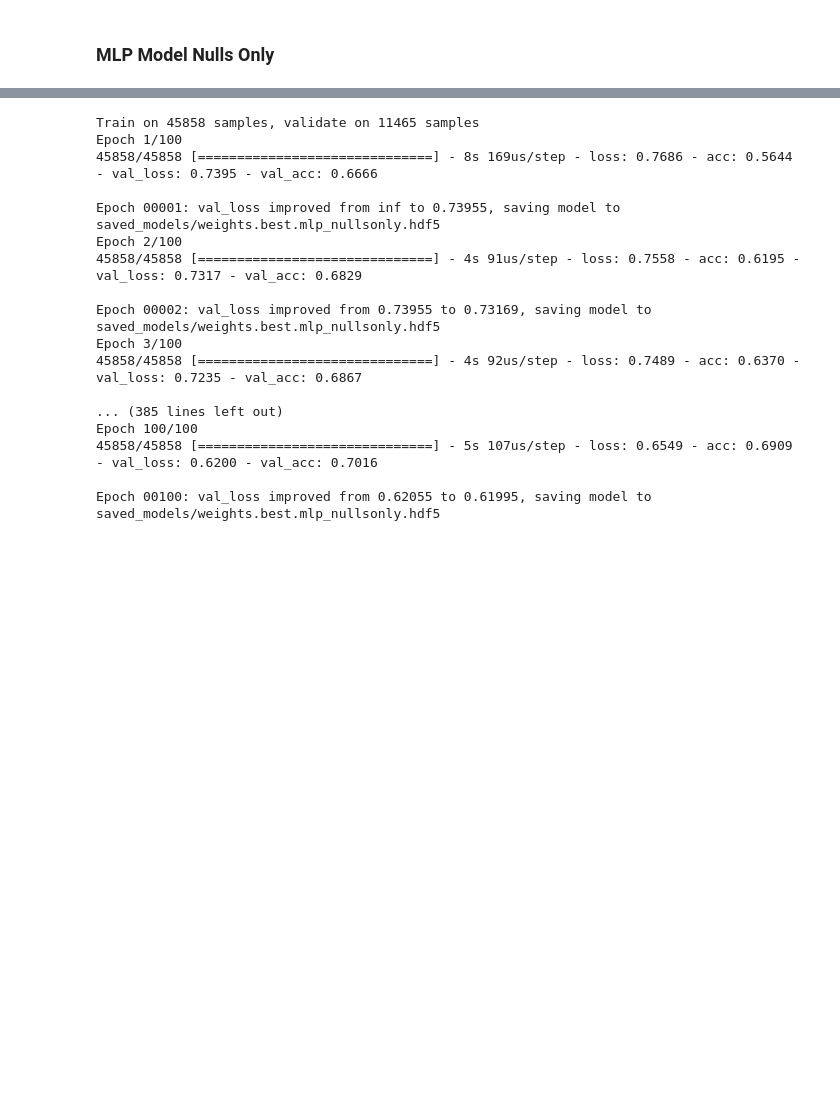
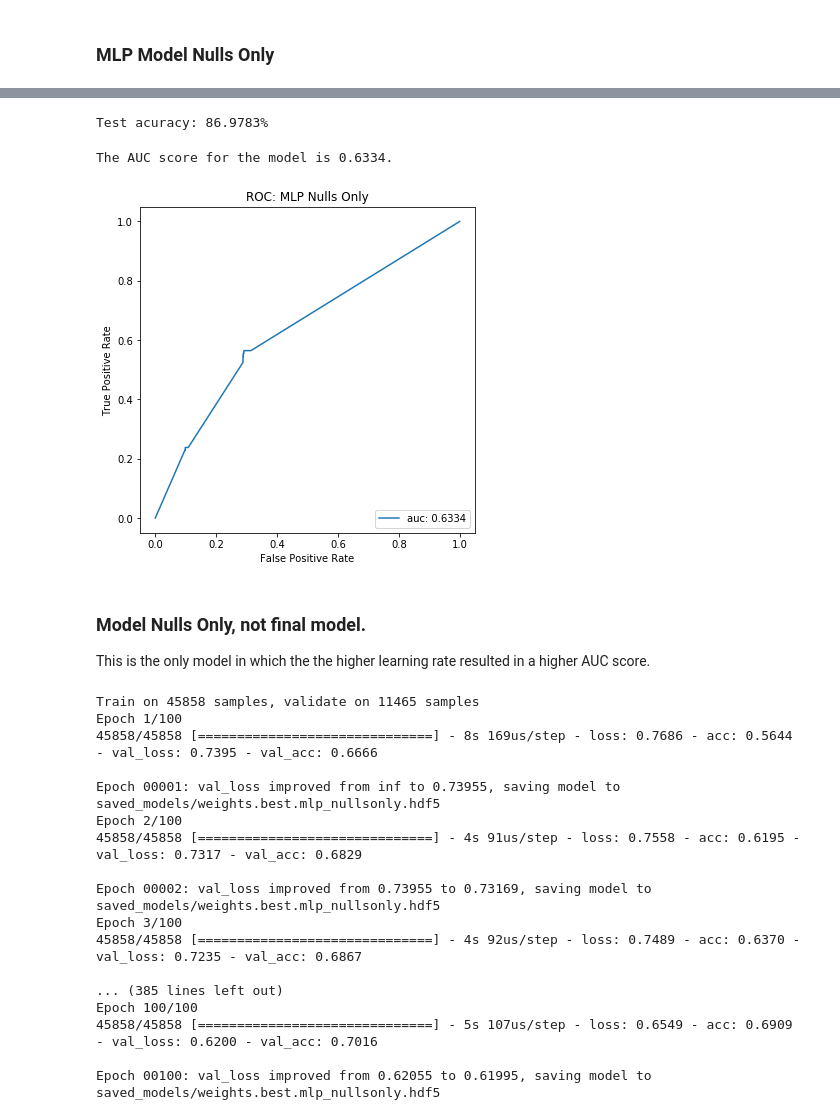
Before and after one commit to brian-campbell-said-mba18/predicting_bankruptcy, a Jupyter notebook: bankruptcy-model.ipynb, the cells around one changed output, grey strips where cells are left out. Cells and saved outputs as stored; diff of their text form; code cells hidden in the pictures; blank space fills up the shorter version.

Commit message:
ipynbmodel: new final model for nullsonly

```diff
--- a/bankruptcy-model.ipynb
+++ b/bankruptcy-model.ipynb
@@ -520,0 +544,17 @@ roc_plot(model=mlp_nonulls, x_test=Xtest_nonulls,
+# %%
+# This compiles the MLP model for the Nulls Only data.
+# This comes from Reference 13 in References.
+mlp_nullsonly_DEFAULT.compile(loss='binary_crossentropy',
+              optimizer= stochastic,
+              metrics=['accuracy'])
+# %%
+# This creates checkpointer, which uses ModelCheckpoint to store the
+# best weights of the model.
+# This comes from References 6 in References.
+checkpoint = ModelCheckpoint(filepath='saved_models/weights.best.mlp_nullsonly_DEFAULT.hdf5',
+                             verbose=1, save_best_only=True)
+# %%
+# This fits the model and runs it for 100 epochs.
+mlp_nullsonly_DEFAULT.fit(Xtrain_nullsonly, Ytrain_nullsonly, validation_split=0.20,
+                epochs=n_epochs, batch_size=size_of_batch,
+                callbacks = [checkpoint], verbose=1)
@@ -521 +580,29 @@ roc_plot(model=mlp_nonulls, x_test=Xtest_nonulls,
+# %%
+# This loads the best weights from the model.
+# This comes from Reference 6 in References.
+mlp_nullsonly_DEFAULT.load_weights('saved_models/weights.best.mlp_nullsonly_DEFAULT.hdf5')
+# %%
+# This prints the accuracy of the model.
+# This comes from Reference 9 in References.
+score = mlp_nullsonly_DEFAULT.evaluate(Xtest_nullsonly, Ytest_nullsonly, verbose=0)
+accuracy = 100*score[1]
+print('Test acuracy: %.4f%%' %accuracy)
+# %% [output]
+Test acuracy: 86.9783%
+# %%
+# This prints the AUC score for the model.
+Ypred_nullsonly_DEFAULT= mlp_nullsonly_DEFAULT.predict(Xtest_nullsonly)
+mlp_nullsonly_ROC_DEFAULT = roc_auc_score(Ytest_nullsonly, Ypred_nullsonly_DEFAULT)
+print("The AUC score for the model is %.4f." % mlp_nullsonly_ROC_DEFAULT)
+# %% [output]
+The AUC score for the model is 0.6334.
+# %%
+# This plots the ROC curve for the model.
+roc_plot(model=mlp_nullsonly_DEFAULT, x_test=Xtest_nullsonly,
+        y_test=Ytest_nullsonly,title="ROC: MLP Nulls Only")
+# %% [output]
+[figure, added]
+# %% [markdown]
+### Model Nulls Only, not final model.
+This is the only model in which the the higher learning rate resulted in a higher AUC score.
 # %%
```
Also changed, not shown: parts of 13 cells of this notebook, 1 other file.
